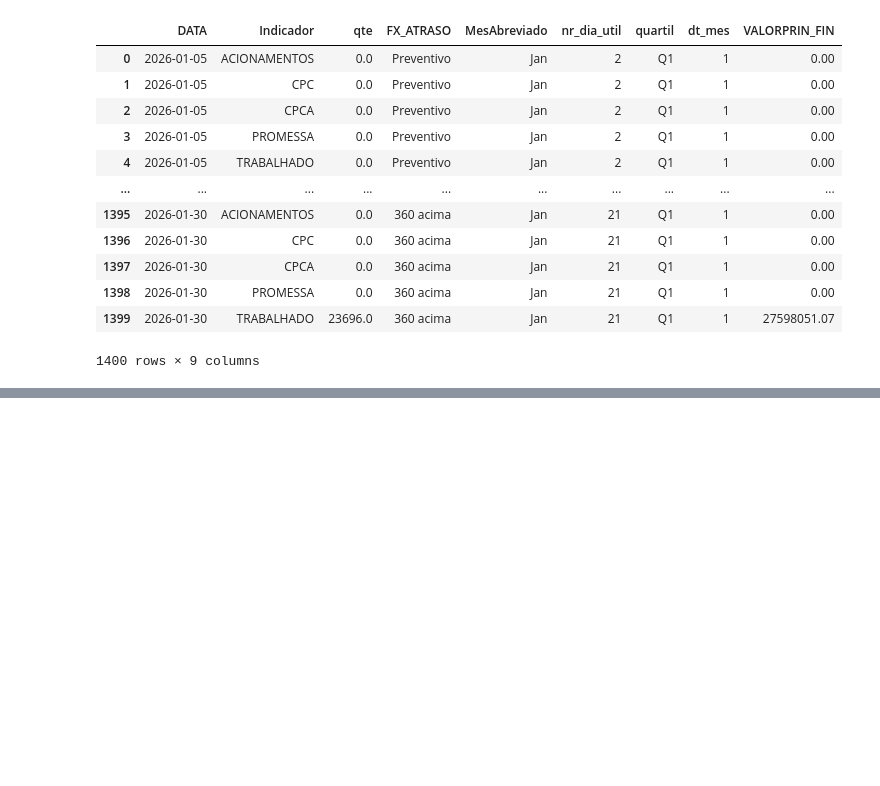
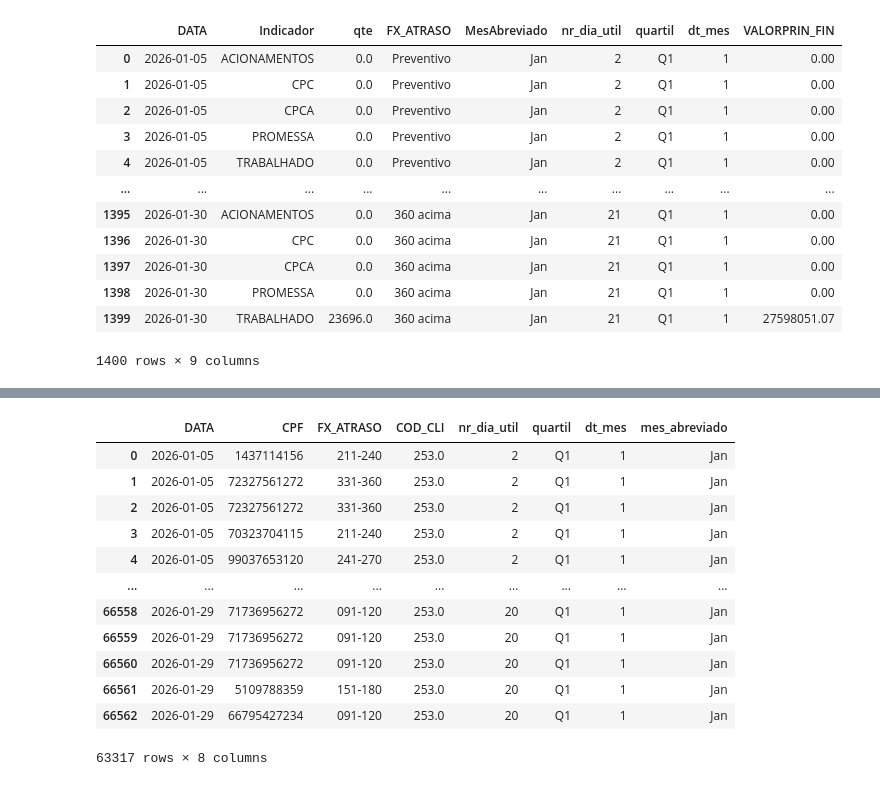
Before and after one commit to Claudiano-alves/Data-Analysis-Portfolio, a Jupyter notebook: Projects/notebooks/data_wrangling_ouze.ipynb, the cells around one changed output, grey strips where cells are left out. Saved outputs shown, nothing was run; the diff lists cells and outputs as text; code cells hidden in the pictures; blank space fills up the shorter version.

```diff
--- a/Projects/notebooks/data_wrangling_ouze.ipynb
+++ b/Projects/notebooks/data_wrangling_ouze.ipynb
@@ -303,0 +382,32 @@ df_discagens_acumulado
+# %%
+from utils.digital_channels.data_processing import data_channels, unpack_results
+
+# Exemplo de uso
+df_channels_processing = data_channels(
+    df_mailing_hist=df_mailing_hist_processing,
+    df_dw_calendario=df_dw_calendario,
+    df_sms=df_sms,
+    df_email=df_email,
+    df_rcs=df_rcs
+)
+# Use a função auxiliar
+(
+    sms_enr, sms_sf,
+    email_enr, email_sf,
+    rcs_enr, rcs_sf
+) = unpack_results(df_channels_processing)
+email_enr
+# %% [output]
+|  | DATA | CPF | FX_ATRASO | COD_CLI | nr_dia_util | quartil | dt_mes | mes_abreviado |
+| 0 | 2026-01-05 | 1437114156 | 211-240 | 253.0 | 2 | Q1 | 1 | Jan |
+| 1 | 2026-01-05 | 72327561272 | 331-360 | 253.0 | 2 | Q1 | 1 | Jan |
+| 2 | 2026-01-05 | 72327561272 | 331-360 | 253.0 | 2 | Q1 | 1 | Jan |
+| 3 | 2026-01-05 | 70323704115 | 211-240 | 253.0 | 2 | Q1 | 1 | Jan |
+| 4 | 2026-01-05 | 99037653120 | 241-270 | 253.0 | 2 | Q1 | 1 | Jan |
+| ... | ... | ... | ... | ... | ... | ... | ... | ... |
+| 66558 | 2026-01-29 | 71736956272 | 091-120 | 253.0 | 20 | Q1 | 1 | Jan |
+| 66559 | 2026-01-29 | 71736956272 | 091-120 | 253.0 | 20 | Q1 | 1 | Jan |
+| 66560 | 2026-01-29 | 71736956272 | 091-120 | 253.0 | 20 | Q1 | 1 | Jan |
+| 66561 | 2026-01-29 | 5109788359 | 151-180 | 253.0 | 20 | Q1 | 1 | Jan |
+| 66562 | 2026-01-29 | 66795427234 | 091-120 | 253.0 | 20 | Q1 | 1 | Jan |
+63317 rows × 8 columns
```
Also changed, not shown: parts of 11 cells of this notebook, 9 other files.
